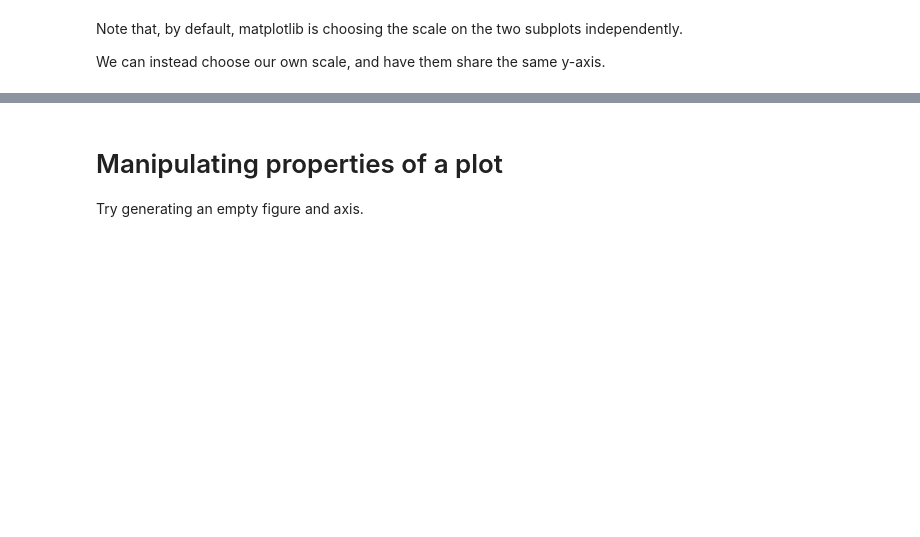
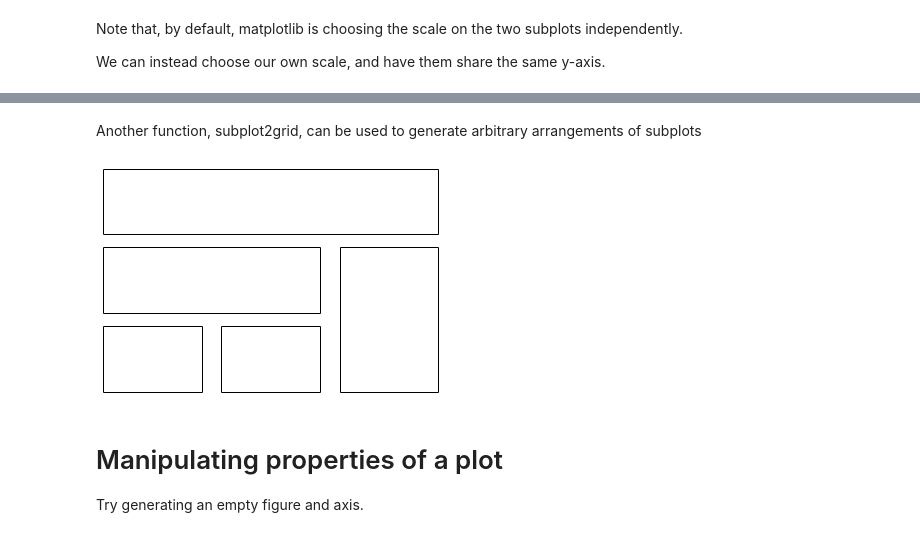
Before and after one commit to smwahl/thw_matplotlib_presentation, a Jupyter notebook: thw_matplotlib_tutorial.ipynb, the cells around one changed output, grey strips where cells are left out. Cells and saved outputs as stored; diff of their text form; code cells hidden in the pictures; blank space fills up the shorter version.

```diff
--- a/thw_matplotlib_tutorial.ipynb
+++ b/thw_matplotlib_tutorial.ipynb
@@ -189,3 +193,20 @@ f.suptitle('Shared Y-axis')
+# %% [markdown]
+Another function, subplot2grid, can be used to generate arbitrary arrangements of subplots
+# %%
+f = plt.figure()
+
+ax1 = plt.subplot2grid((3, 3), (0, 0), colspan=3)
+ax2 = plt.subplot2grid((3, 3), (1, 0), colspan=2)
+ax3 = plt.subplot2grid((3, 3), (1, 2), rowspan=2)
+ax4 = plt.subplot2grid((3, 3), (2, 0))
+ax5 = plt.subplot2grid((3, 3), (2, 1))
+
+# Turn off tick labels
+for ax in f.axes:
+    ax.set_xticks([])
+    ax.set_yticks([])
+# %% [output]
+[figure, added]
 # %% [markdown]
 # Manipulating properties of a plot
 
```
Also changed, not shown: parts of 35 cells of this notebook, 3 other files.
